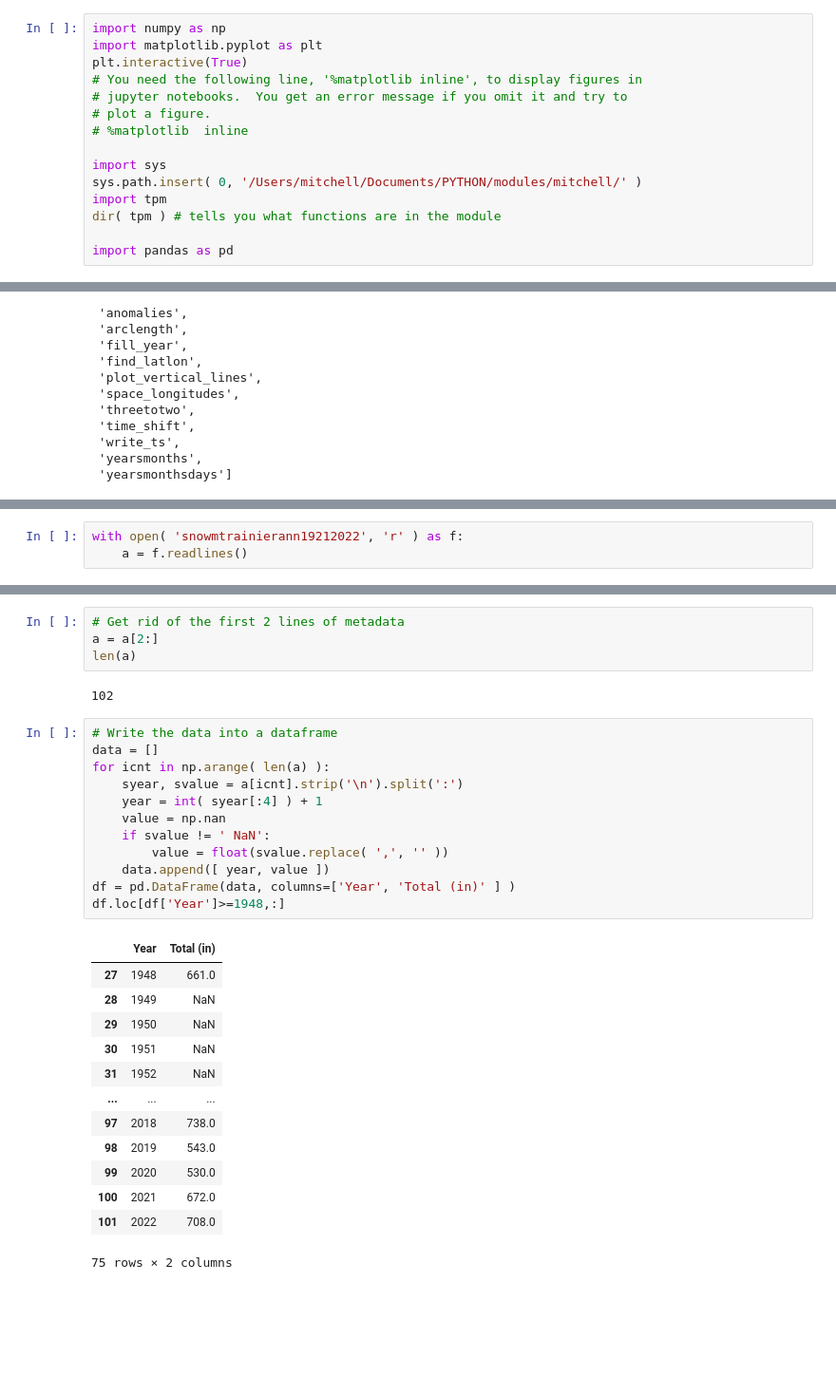
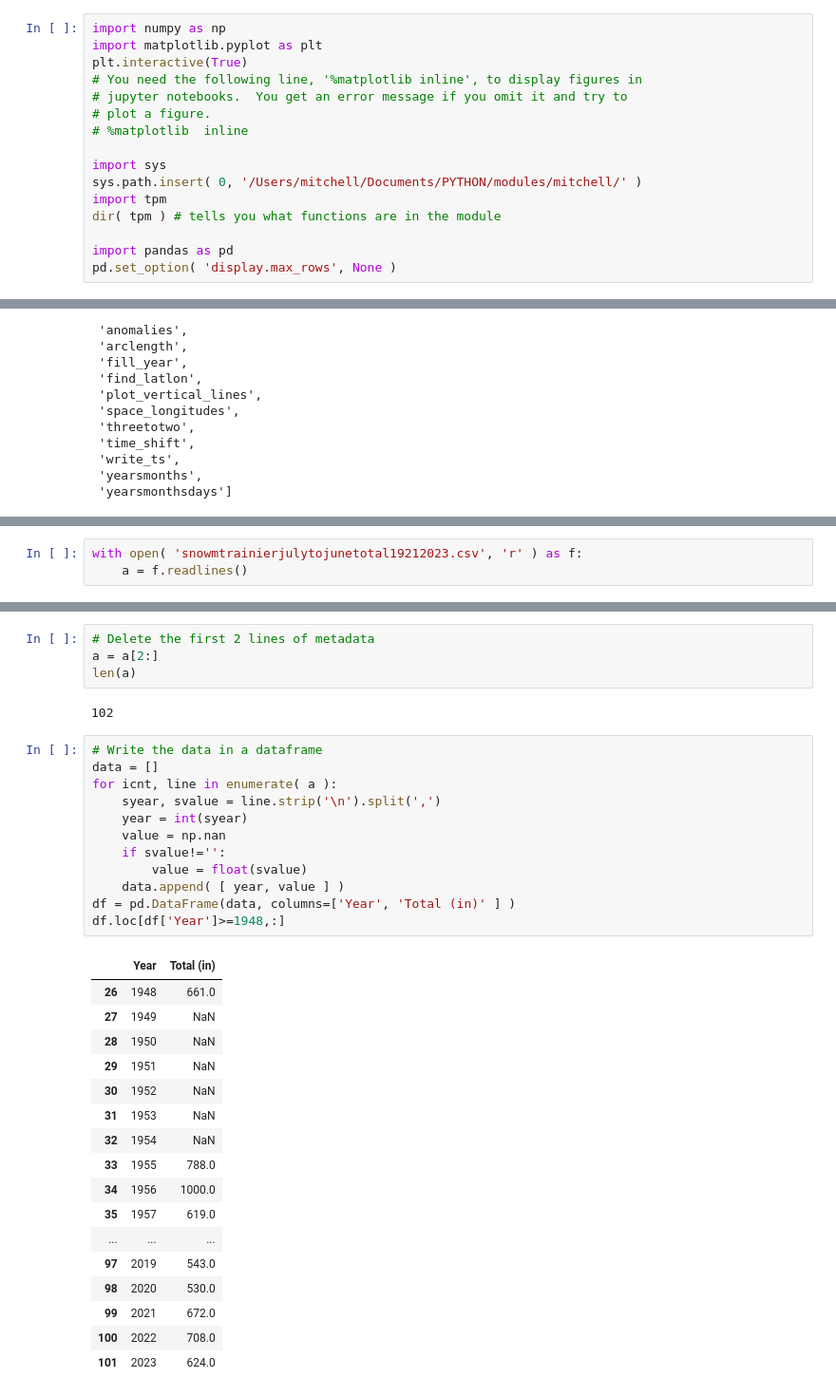
Before and after one commit to ToddMitchellGH/Mt-Rainier-snowfall, a Jupyter notebook: work.ipynb, the cells around one changed output, grey strips where cells are left out. Shown at 95% size. Drawn from its saved outputs; the diff is of its cells as text; blank space fills up the shorter version.

```diff
--- a/work.ipynb
+++ b/work.ipynb
@@ -17,6 +17,7 @@ import tpm
 dir( tpm ) # tells you what functions are in the module
 
 import pandas as pd
+pd.set_option( 'display.max_rows', None )
 # %%
 dir(tpm)
 # %% [output]
@@ -53,5 +57,5 @@ total 256
 # %%
-with open( 'snowmtrainierann19212022', 'r' ) as f:
+with open( 'snowmtrainierjulytojunetotal19212023.csv', 'r' ) as f:
     a = f.readlines()
 # %%
 a
@@ -76,33 +80,37 @@ a
 # %%
-# Get rid of the first 2 lines of metadata
+# Delete the first 2 lines of metadata
 a = a[2:]
 len(a)
 # %% [output]
 102
 # %%
-# Write the data into a dataframe
+# Write the data in a dataframe
 data = []
-for icnt in np.arange( len(a) ):
-    syear, svalue = a[icnt].strip('\n').split(':')
-    year = int( syear[:4] ) + 1
+for icnt, line in enumerate( a ):
+    syear, svalue = line.strip('\n').split(',')
+    year = int(syear)
     value = np.nan
-    if svalue != ' NaN':
-        value = float(svalue.replace( ',', '' ))
-    data.append([ year, value ])
+    if svalue!='':
+        value = float(svalue)
+    data.append( [ year, value ] )
 df = pd.DataFrame(data, columns=['Year', 'Total (in)' ] )
 df.loc[df['Year']>=1948,:]
 # %% [output]
 |  | Year | Total (in) |
-| 27 | 1948 | 661.0 |
-| 28 | 1949 | NaN |
-| 29 | 1950 | NaN |
-| 30 | 1951 | NaN |
-| 31 | 1952 | NaN |
+| 26 | 1948 | 661.0 |
+| 27 | 1949 | NaN |
+| 28 | 1950 | NaN |
+| 29 | 1951 | NaN |
+| 30 | 1952 | NaN |
+| 31 | 1953 | NaN |
+| 32 | 1954 | NaN |
+| 33 | 1955 | 788.0 |
+| 34 | 1956 | 1000.0 |
+| 35 | 1957 | 619.0 |
 | ... | ... | ... |
-| 97 | 2018 | 738.0 |
-| 98 | 2019 | 543.0 |
-| 99 | 2020 | 530.0 |
-| 100 | 2021 | 672.0 |
-| 101 | 2022 | 708.0 |
+| 97 | 2019 | 543.0 |
+| 98 | 2020 | 530.0 |
+| 99 | 2021 | 672.0 |
+| 100 | 2022 | 708.0 |
+| 101 | 2023 | 624.0 |
-75 rows × 2 columns
 # %%
```
Also changed, not shown: parts of 9 cells of this notebook.
